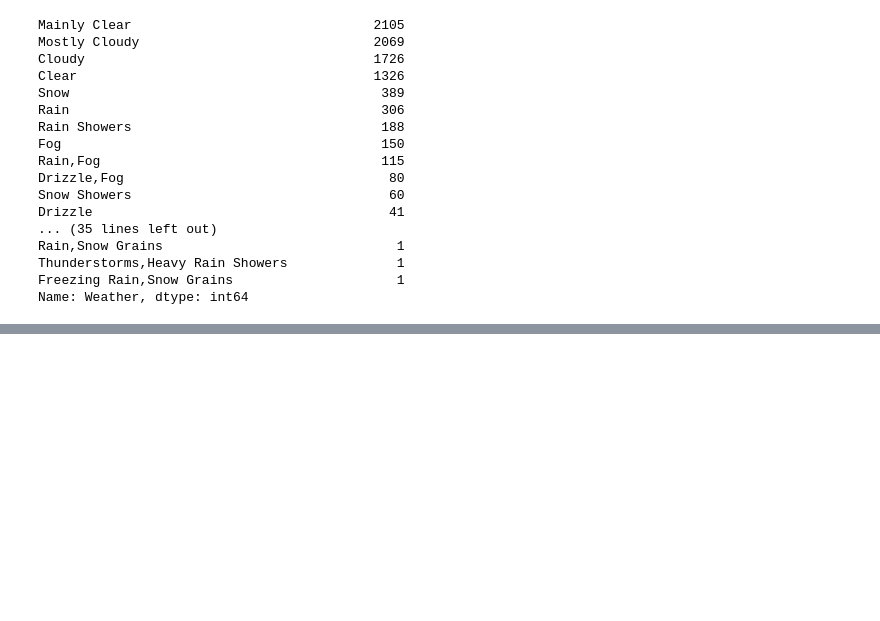
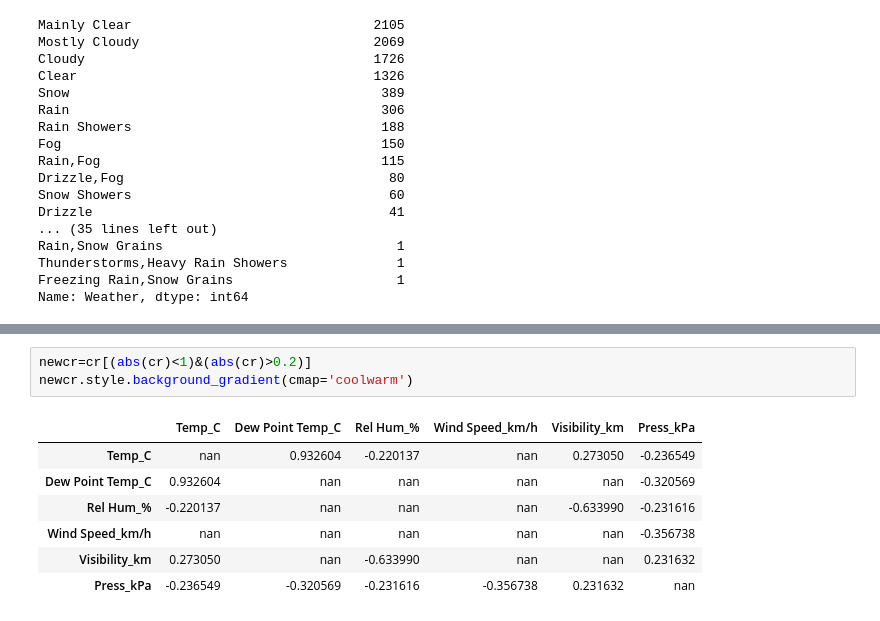
Before and after one commit to qitinnstud/myfirstexperience, a Jupyter notebook: For_homework2.ipynb, the cells around one changed output, grey strips where cells are left out. Cells and saved outputs as stored; diff of their text form; blank space fills up the shorter version.

```diff
--- a/For_homework2.ipynb
+++ b/For_homework2.ipynb
@@ -161,0 +245,11 @@ Name: Weather, dtype: int64
+# %%
+newcr=cr[(abs(cr)<1)&(abs(cr)>0.2)]
+newcr.style.background_gradient(cmap='coolwarm')
+# %% [output]
+|  | Temp_C | Dew Point Temp_C | Rel Hum_% | Wind Speed_km/h | Visibility_km | Press_kPa |
+| Temp_C | nan | 0.932604 | -0.220137 | nan | 0.273050 | -0.236549 |
+| Dew Point Temp_C | 0.932604 | nan | nan | nan | nan | -0.320569 |
+| Rel Hum_% | -0.220137 | nan | nan | nan | -0.633990 | -0.231616 |
+| Wind Speed_km/h | nan | nan | nan | nan | nan | -0.356738 |
+| Visibility_km | 0.273050 | nan | -0.633990 | nan | nan | 0.231632 |
+| Press_kPa | -0.236549 | -0.320569 | -0.231616 | -0.356738 | 0.231632 | nan |
```
Also changed, not shown: parts of 10 cells of this notebook.
